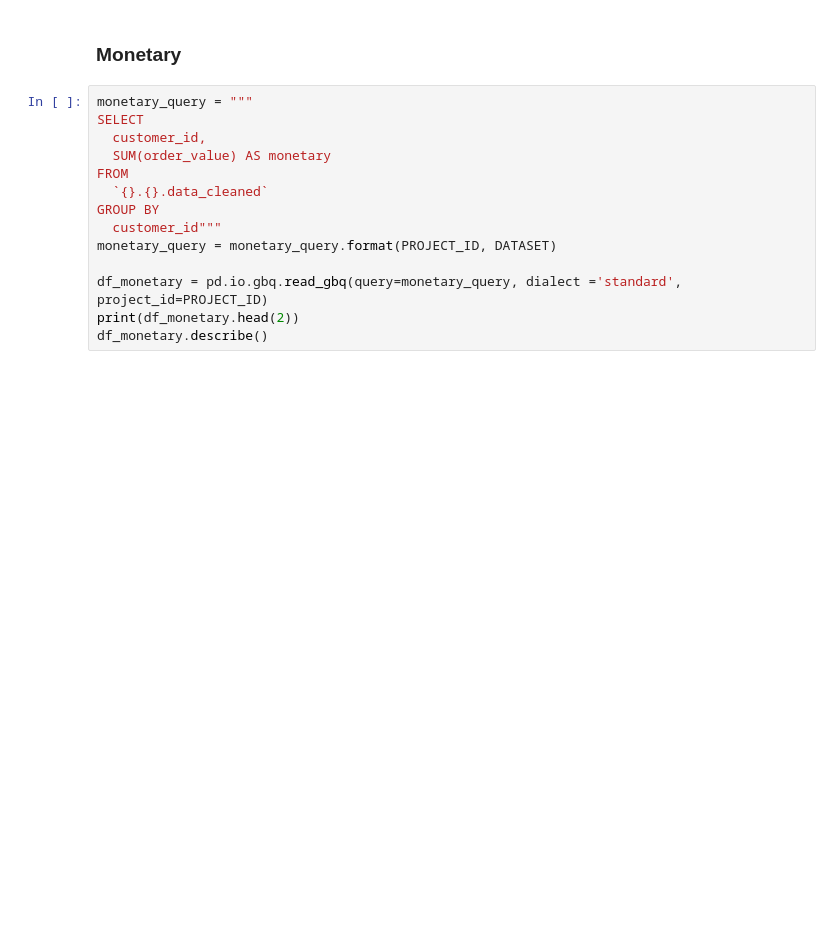
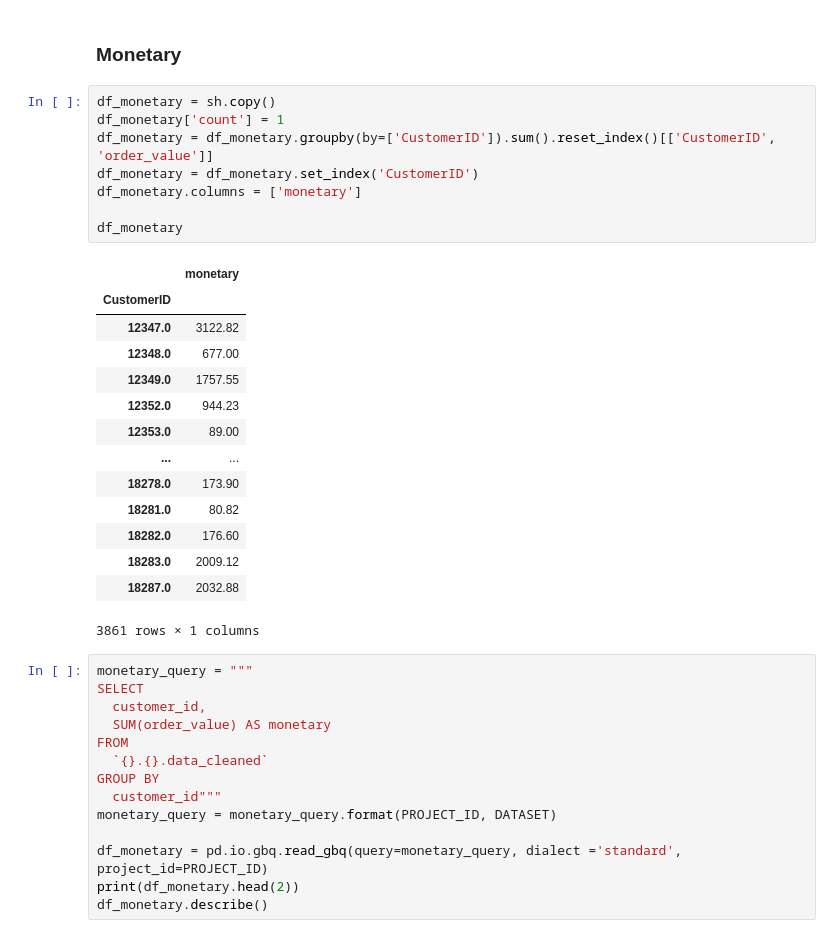
Before and after one commit to auguste-dupin/tf_lifetimes, a Jupyter notebook: notebooks/Exploration.ipynb, the cells around one changed output. Drawn from its saved outputs; the diff is of its cells as text; blank space fills up the shorter version.

```diff
--- a/notebooks/Exploration.ipynb
+++ b/notebooks/Exploration.ipynb
@@ -258,5 +299,28 @@ sns.kdeplot(df_recency['recency'])
 # %% [markdown]
 ### Monetary
+# %%
+df_monetary = sh.copy()
+df_monetary['count'] = 1
+df_monetary = df_monetary.groupby(by=['CustomerID']).sum().reset_index()[['CustomerID', 'order_value']]
+df_monetary = df_monetary.set_index('CustomerID')
+df_monetary.columns = ['monetary']
+
+df_monetary
+# %% [output]
+|  | monetary |
+| CustomerID |  |
+| 12347.0 | 3122.82 |
+| 12348.0 | 677.00 |
+| 12349.0 | 1757.55 |
+| 12352.0 | 944.23 |
+| 12353.0 | 89.00 |
+| ... | ... |
+| 18278.0 | 173.90 |
+| 18281.0 | 80.82 |
+| 18282.0 | 176.60 |
+| 18283.0 | 2009.12 |
+| 18287.0 | 2032.88 |
+3861 rows × 1 columns
 # %%
 monetary_query = """
 SELECT
```
Also changed, not shown: parts of 9 cells of this notebook, 1 other file.
